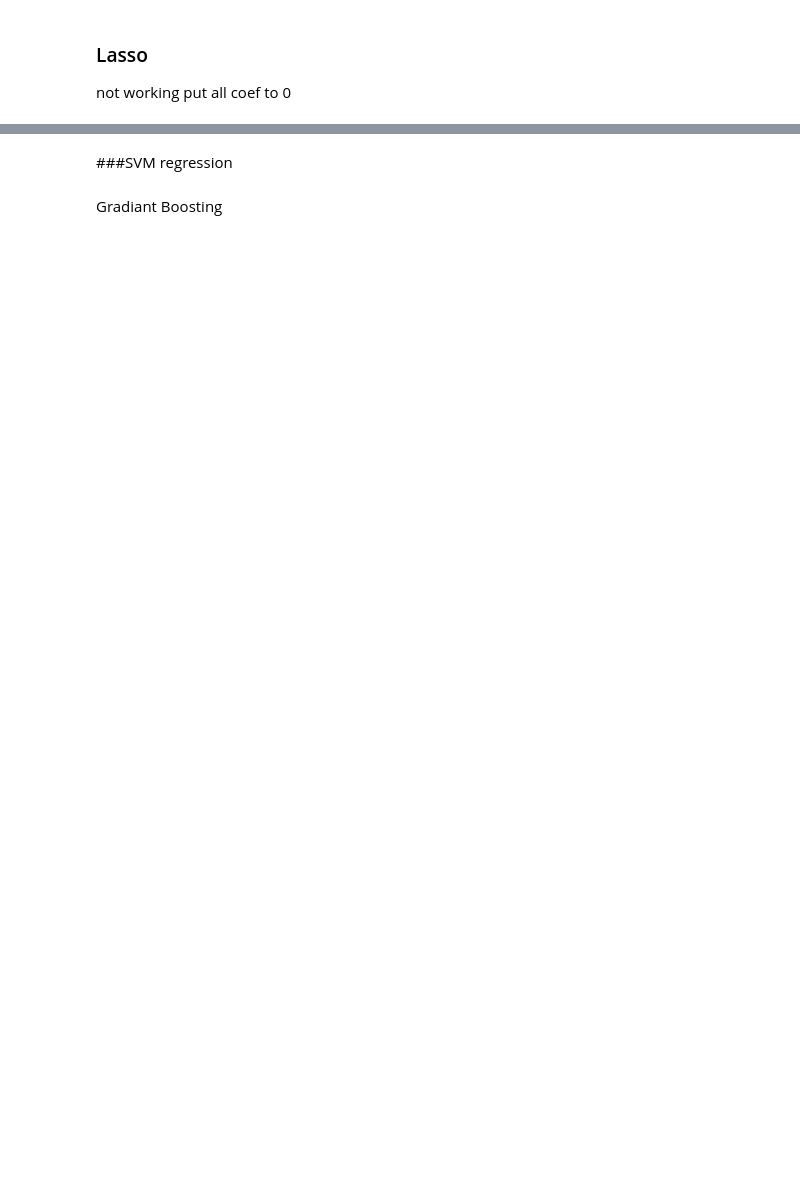
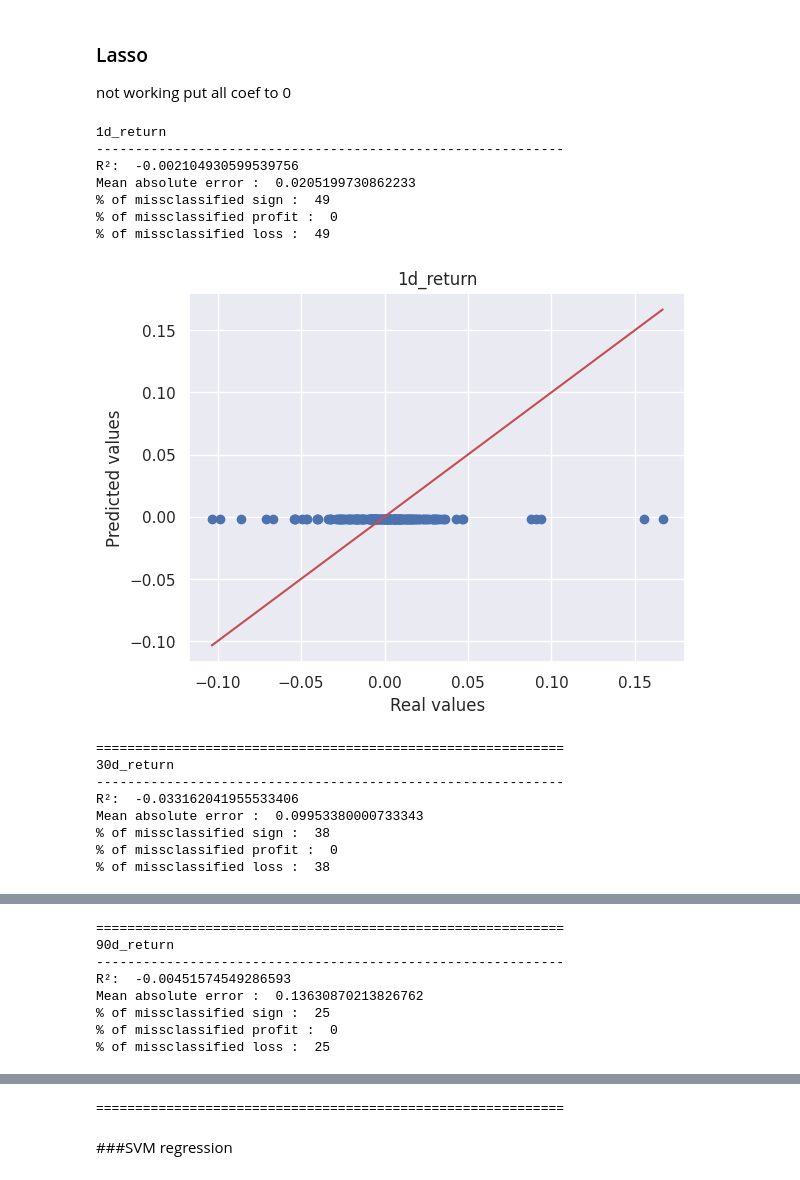
Before and after one commit to CossonArthur/Gas-price-prediction, a Jupyter notebook: script.ipynb, the cells around one changed output, grey strips where cells are left out. Saved outputs shown, nothing was run; the diff lists cells and outputs as text; code cells hidden in the pictures; blank space fills up the shorter version.

```diff
--- a/script.ipynb
+++ b/script.ipynb
@@ -767,30 +746,33 @@ Mean absolute error :  0.12621887618919977
 # %% [markdown]
 ### Lasso
 not working put all coef to 0
-# %%
-from sklearn.linear_model import LassoLars
-
-for i in range(Y_class.shape[1]):
-
-  lasso_regressor = LassoLars(alpha=0.1)
-  lasso_regressor.fit(X_train, Y_train[:,i])
-
-  # Make predictions on the testing set
-  Y_pred = lasso_regressor.predict(X_test)
-
-  # Print classification report
-  print(output_names[i])
-  print('-'*60)
-  print('R²: ',r2_score(Y_test[:,i], Y_pred))
-  print('Mean absolute error : ',mean_absolute_error(Y_test[:,i], Y_pred))
-  print('% of missclassified sign : ', round(np.count_nonzero(Y_test[:,i] * Y_pred < 0) / Y_pred.shape[0] * 100)) # top left and bottom right)
-  print('% of missclassified profit : ', round(np.count_nonzero(np.logical_and(Y_test[:,i] < 0, Y_pred > 0)) / Y_pred.shape[0] * 100)) # top left
-  print('% of missclassified loss : ', round(np.count_nonzero(np.logical_and(Y_test[:,i] > 0, Y_pred < 0)) / Y_pred.shape[0] * 100)) # bottom right
-  dataMin,dataMax = min([Y_test[:,i].min(), Y_pred.min()]),max([Y_test[:,i].max(), Y_pred.max()])
-  plt.plot([dataMin,dataMax],[dataMin,dataMax],'r-')
-  plt.scatter(Y_test[:,i], Y_pred)
-  plt.title(output_names[i])
-  plt.xlabel('Real values')
-  plt.ylabel('Predicted values')
-  plt.show()
-  print('='*60)
+# %%
+from sklearn.linear_model import LassoLars
+
+for i in range(Y_class.shape[1]):
+
+  lasso_regressor = LassoLars(alpha=0.1)
+  lasso_regressor.fit(X_train, Y_train[:,i])
+
+  # Make predictions on the testing set
+  Y_pred = lasso_regressor.predict(X_test)
+
+  # Print regression report
+  regression_report(Y_test[:,i], Y_pred,target_return_names[i])
+# %% [output]
+1d_return
+------------------------------------------------------------
+R²:  -0.002104930599539756
+Mean absolute error :  0.0205199730862233
+% of missclassified sign :  49
+% of missclassified profit :  0
+% of missclassified loss :  49
+[figure, added]
+============================================================
+30d_return
+------------------------------------------------------------
+R²:  -0.033162041955533406
+Mean absolute error :  0.09953380000733343
+% of missclassified sign :  38
+% of missclassified profit :  0
+% of missclassified loss :  38
@@ -796,0 +780,8 @@ for i in range(Y_class.shape[1]):
+============================================================
+90d_return
+------------------------------------------------------------
+R²:  -0.00451574549286593
+Mean absolute error :  0.13630870213826762
+% of missclassified sign :  25
+% of missclassified profit :  0
+% of missclassified loss :  25
@@ -797,2 +789,3 @@ for i in range(Y_class.shape[1]):
+============================================================
 # %% [markdown]
 ###SVM regression
@@ -827,2 +791,0 @@ for i in range(Y_class.shape[1]):
-# %% [markdown]
-Gradiant Boosting
```
Also changed, not shown: parts of 54 cells of this notebook.
